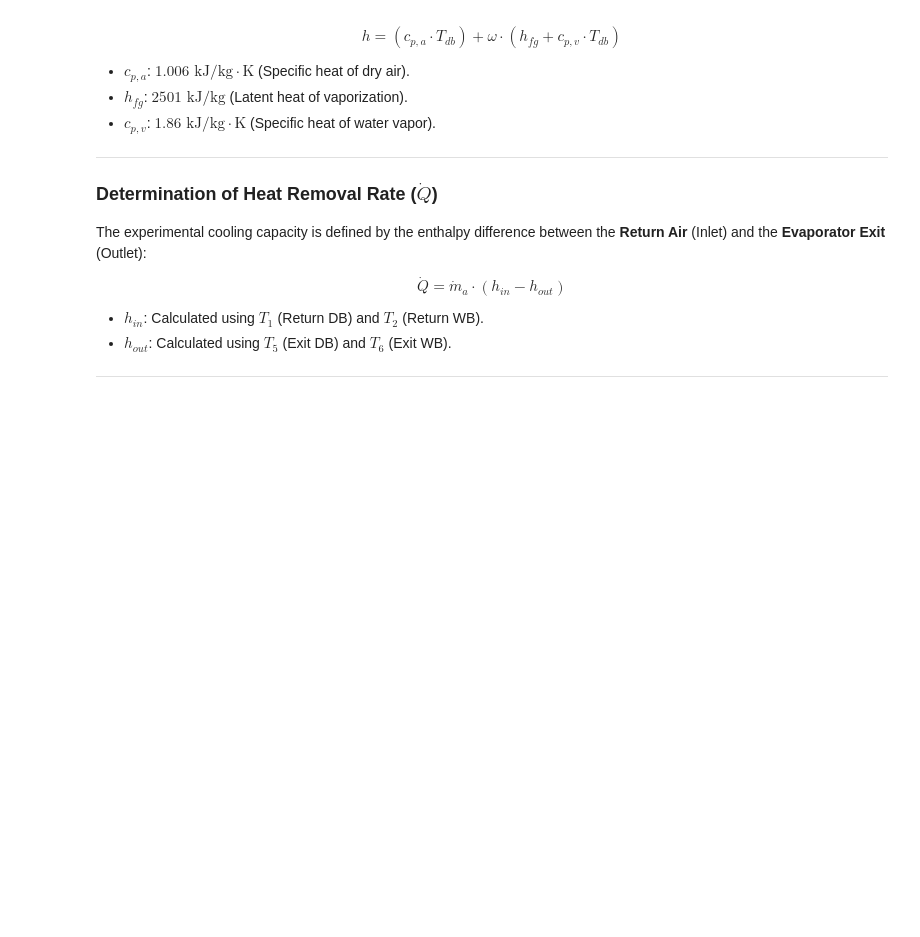
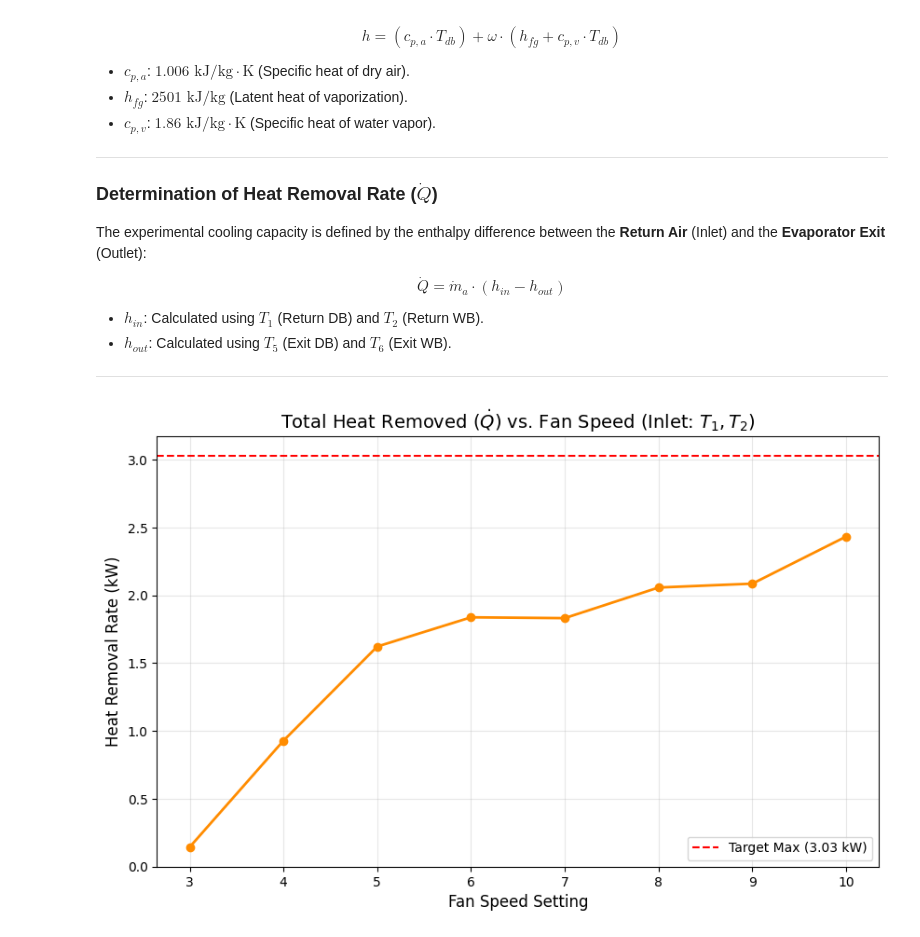
Before and after one commit to kush450629/ME421_GROUP_A1, a Jupyter notebook: Heat Transfer/ME421_E20070_Heat_Transfer.ipynb, the cells around one changed output. Saved outputs shown, nothing was run; the diff lists cells and outputs as text; code cells hidden in the pictures; blank space fills up the shorter version.

```diff
--- a/Heat Transfer/ME421_E20070_Heat_Transfer.ipynb
+++ b/Heat Transfer/ME421_E20070_Heat_Transfer.ipynb
@@ -315,3 +315,90 @@ $$\dot{Q} = \dot{m}_a \cdot (h_{in} - h_{out})$$
 * **$h_{out}$**: Calculated using $T_5$ (Exit DB) and $T_6$ (Exit WB).
 
 ---
+# %%
+import numpy as np
+import pandas as pd
+import matplotlib.pyplot as plt
+
+# -------------------------------
+# 1. Experimental Measurements
+# -------------------------------
+experiment_data = pd.DataFrame({
+    "speed": [3, 4, 5, 6, 7, 8, 9, 10],
+    "Tin_db": [29.9, 30.0, 29.2, 29.2, 29.4, 29.0, 28.7, 29.4],   # Inlet Dry Bulb
+    "Tin_wb": [25.3, 24.9, 23.7, 23.3, 23.2, 23.1, 22.9, 23.2],  # Inlet Wet Bulb
+    "Tout_db": [24.3, 20.4, 20.8, 21.4, 21.5, 21.2, 21.3, 19.9], # Outlet Dry Bulb
+    "Tout_wb": [19.7, 16.6, 16.2, 18.0, 18.2, 17.6, 17.4, 16.5], # Outlet Wet Bulb
+    "velocity": [0.6, 2.8, 5.6, 8.8, 9.3, 9.6, 9.8, 9.5]
+})
+
+# -------------------------------
+# 2. Constants
+# -------------------------------
+Patm = 101.325          # kPa
+air_density = 1.2      # kg/m³
+duct_diameter = 0.11   # m
+duct_area = np.pi * duct_diameter**2 / 4
+
+def calculate_enthalpy(Tdb, Twb):
+    """Return specific enthalpy (kJ/kg dry air)."""
+
+    # Saturation pressure at wet bulb temperature
+    Ps_wb = 0.61078 * np.exp((17.27 * Twb) / (Twb + 237.3))
+
+    # Vapor pressure
+    Pv = Ps_wb - 0.000662 * Patm * (Tdb - Twb)
+
+    # Humidity ratio
+    humidity_ratio = 0.62194 * Pv / (Patm - Pv)
+
+    # Enthalpy equation
+    enthalpy = 1.006 * Tdb + humidity_ratio * (2501 + 1.86 * Tdb)
+
+    return enthalpy
+
+# -------------------------------
+# 3. Performance Calculations
+# -------------------------------
+experiment_data["h_in"] = experiment_data.apply(
+    lambda r: calculate_enthalpy(r["Tin_db"], r["Tin_wb"]), axis=1
+)
+
+experiment_data["h_out"] = experiment_data.apply(
+    lambda r: calculate_enthalpy(r["Tout_db"], r["Tout_wb"]), axis=1
+)
+
+# Mass flow rate
+experiment_data["mass_flow"] = air_density * duct_area * experiment_data["velocity"]
+
+# Cooling capacity (kW)
+experiment_data["Q_kW"] = (
+    experiment_data["mass_flow"] *
+    (experiment_data["h_in"] - experiment_data["h_out"])
+)
+
+# -------------------------------
+# 4. Plotting Results
+# -------------------------------
+plt.figure(figsize=(10, 6))
+plt.plot(
+    experiment_data["speed"],
+    experiment_data["Q_kW"],
+    marker="o",
+    color="darkorange",
+    linewidth=2
+)
+
+plt.title("Total Heat Removed ($\\dot{Q}$) vs. Fan Speed (Inlet: $T_1, T_2$)", fontsize=14)
+plt.xlabel("Fan Speed Setting", fontsize=12)
+plt.ylabel("Heat Removal Rate (kW)", fontsize=12)
+
+plt.axhline(y=3.03, linestyle="--", color="red", label="Target Max (3.03 kW)")
+plt.grid(True, alpha=0.3)
+plt.legend()
+plt.show()
+
+# Display selected results
+print(experiment_data[["speed", "velocity", "Q_kW"]])
+# %% [output]
+[figure, added]
```
Also changed, not shown: parts of 1 cell of this notebook.
